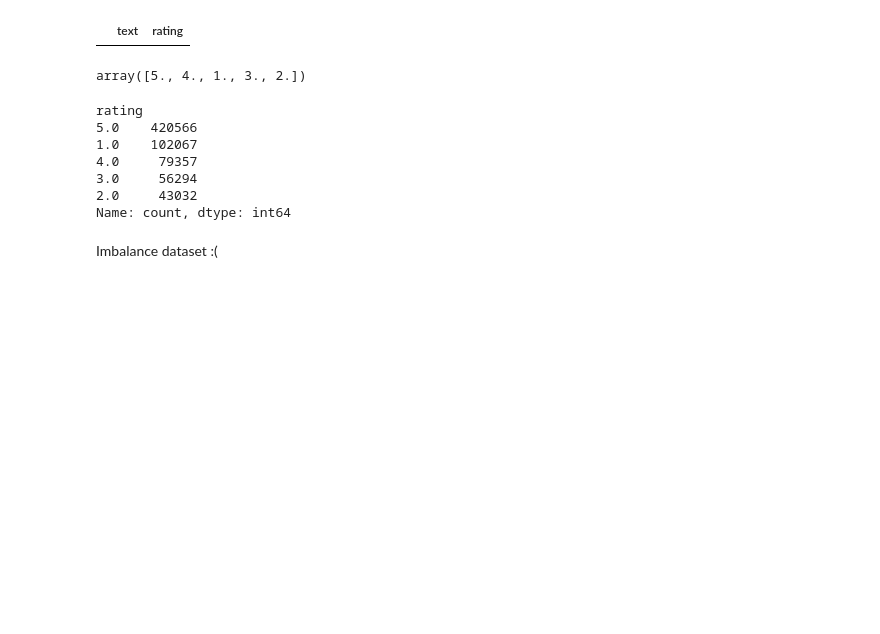
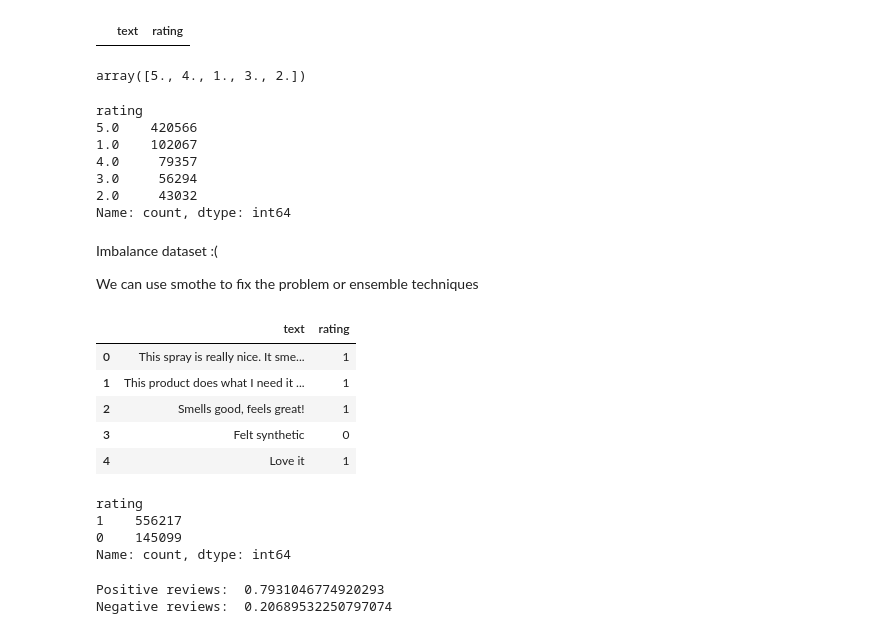
Before and after one commit to diegoagd10/machine-learning-knoweldge-base, a Jupyter notebook: practice/nlp/2 - vectorization/sentiment_analysis.ipynb, the cells around one changed output. Cells and saved outputs as stored; diff of their text form; code cells hidden in the pictures; blank space fills up the shorter version.

Commit message:
Implemented sentiment analysis problem

```diff
--- a/practice/nlp/2 - vectorization/sentiment_analysis.ipynb
+++ b/practice/nlp/2 - vectorization/sentiment_analysis.ipynb
@@ -81,5 +88,7 @@ rating
 3.0     56294
 2.0     43032
 Name: count, dtype: int64
-# %% [markdown]
-Imbalance dataset :(
+# %% [markdown]
+Imbalance dataset :(
+
+We can use smothe to fix the problem or ensemble techniques
@@ -85,0 +99,25 @@ Imbalance dataset :(
+# %%
+data['rating'] = data['rating'].apply(lambda rating: 0 if rating < 3 else 1)
+# %%
+data.head()
+# %% [output]
+|  | text | rating |
+| 0 | This spray is really nice. It sme... | 1 |
+| 1 | This product does what I need it ... | 1 |
+| 2 | Smells good, feels great! | 1 |
+| 3 | Felt synthetic | 0 |
+| 4 | Love it | 1 |
+# %%
+data['rating'].value_counts()
+# %% [output]
+rating
+1    556217
+0    145099
+Name: count, dtype: int64
+# %%
+## Print the percent of positive and negative reviews
+print("Positive reviews: ", data['rating'].value_counts()[1]/len(data))
+print("Negative reviews: ", data['rating'].value_counts()[0]/len(data))
+# %% [output]
+Positive reviews:  0.7931046774920293
+Negative reviews:  0.20689532250797074
```
Also changed, not shown: parts of 19 cells of this notebook.
